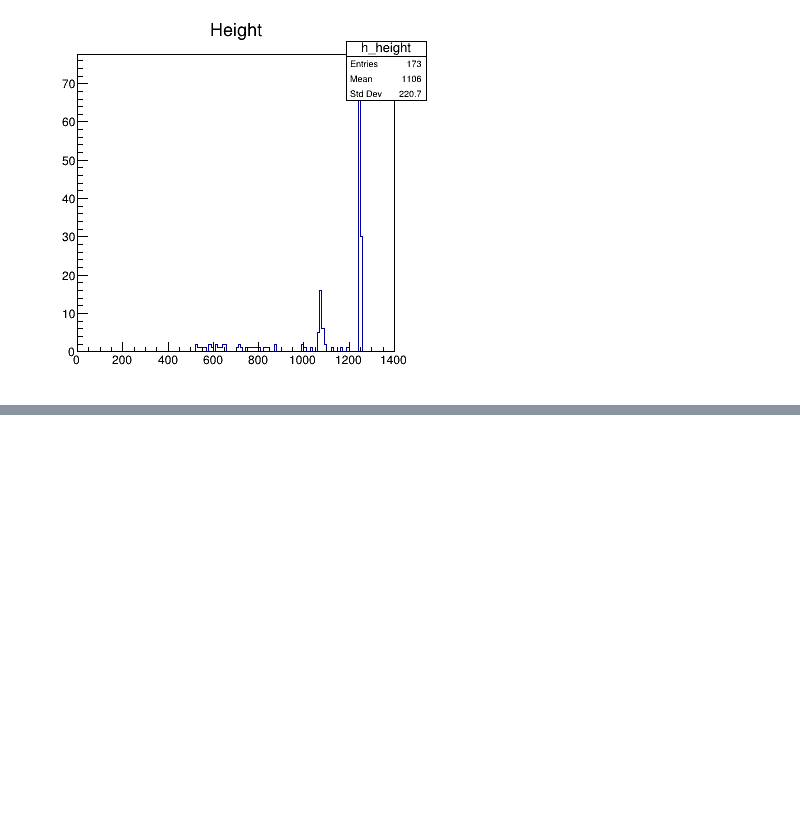
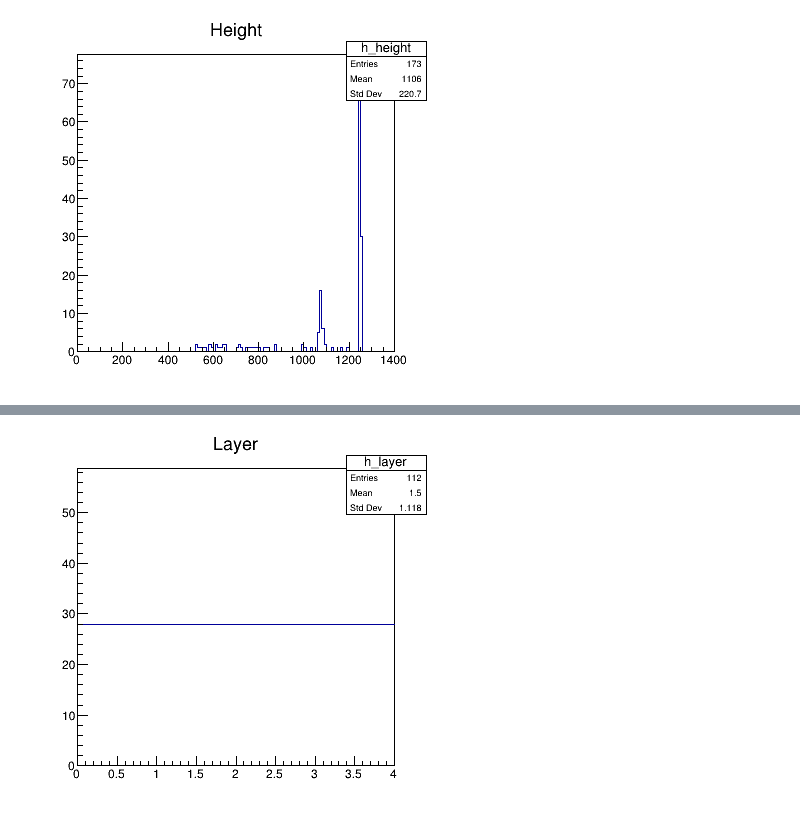
Before and after one commit to milliQan-sw/milliqanOffline, a Jupyter notebook: Run3Detector/analysis/tutorial/MilliQanUprootTutorial.ipynb, the cells around one changed output, grey strips where cells are left out. Saved outputs shown, nothing was run; the diff lists cells and outputs as text; code cells hidden in the pictures; blank space fills up the shorter version.

```diff
--- a/Run3Detector/analysis/tutorial/MilliQanUprootTutorial.ipynb
+++ b/Run3Detector/analysis/tutorial/MilliQanUprootTutorial.ipynb
@@ -535,0 +601,6 @@ Warning in <TCanvas::Constructor>: Deleting canvas with same name: c1
+# %%
+c1 = r.TCanvas("c1", "c1", 400, 400)
+c1.cd()
+h_layer.Draw()
+c1.Draw()
+# %% [output]
@@ -535,0 +608 @@ Warning in <TCanvas::Constructor>: Deleting canvas with same name: c1
+[figure, added]
```
Also changed, not shown: parts of 5 cells of this notebook, 1 other file.
